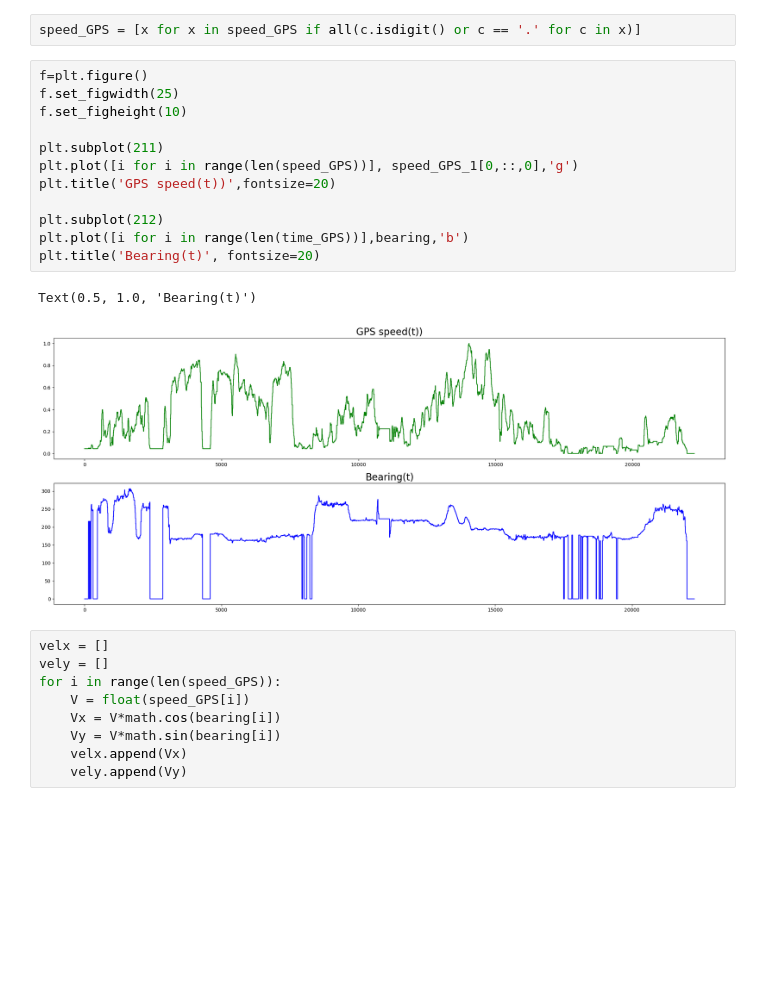
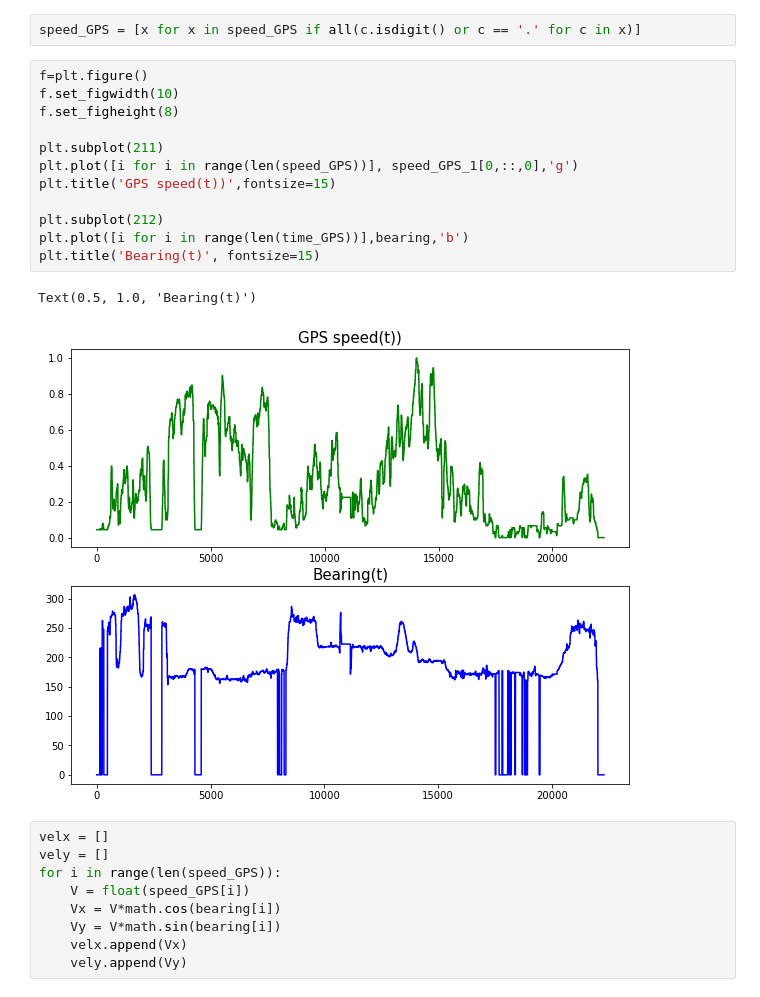
Before and after one commit to 1mm0rTaLzzz/SNAR_HW3_Kalman, a Jupyter notebook: HW3Kalman.ipynb, the cells around one changed output. Cells and saved outputs as stored; diff of their text form; blank space fills up the shorter version.

```diff
--- a/HW3Kalman.ipynb
+++ b/HW3Kalman.ipynb
@@ -115,19 +116,19 @@ time_GPS = [x[11:19] for x in time_GPS]
 speed_GPS = [x for x in speed_GPS if all(c.isdigit() or c == '.' for c in x)]
 # %%
 f=plt.figure()
-f.set_figwidth(25)
-f.set_figheight(10)
+f.set_figwidth(10)
+f.set_figheight(8)
 
 plt.subplot(211)
 plt.plot([i for i in range(len(speed_GPS))], speed_GPS_1[0,::,0],'g')
-plt.title('GPS speed(t))',fontsize=20)
+plt.title('GPS speed(t))',fontsize=15)
 
 plt.subplot(212)
 plt.plot([i for i in range(len(time_GPS))],bearing,'b')
-plt.title('Bearing(t)', fontsize=20)
+plt.title('Bearing(t)', fontsize=15)
 # %% [output]
 Text(0.5, 1.0, 'Bearing(t)')
-[figure, old version]
+[figure, new version]
 # %%
 velx = []
 vely = []
```
Also changed, not shown: parts of 13 cells of this notebook.
